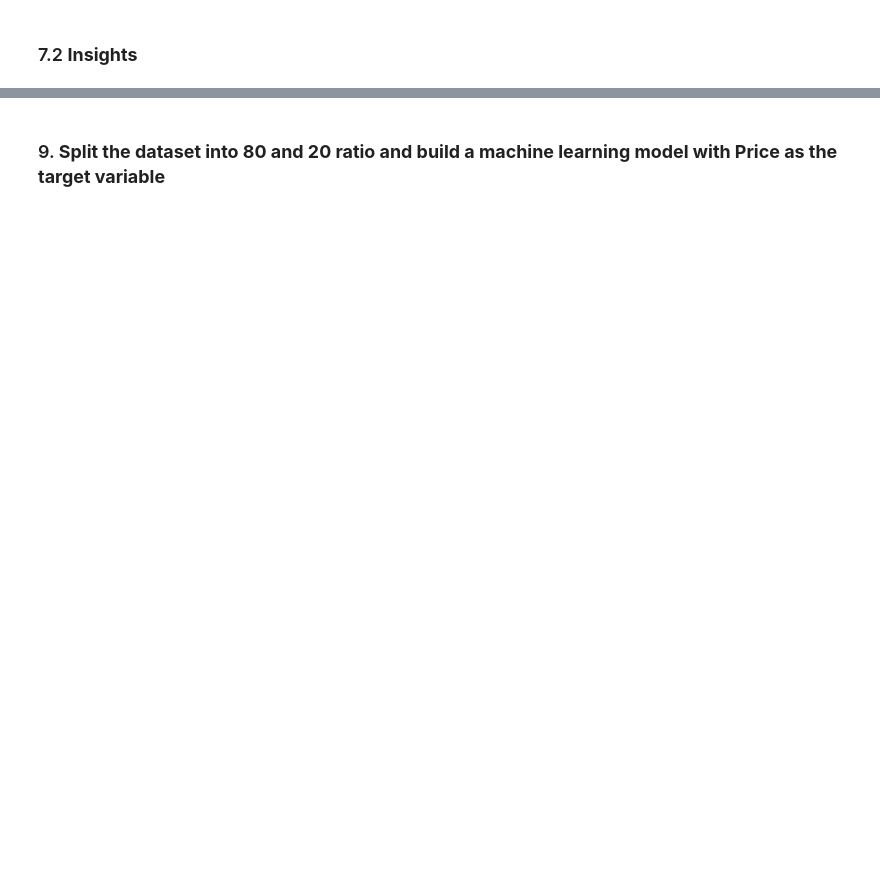
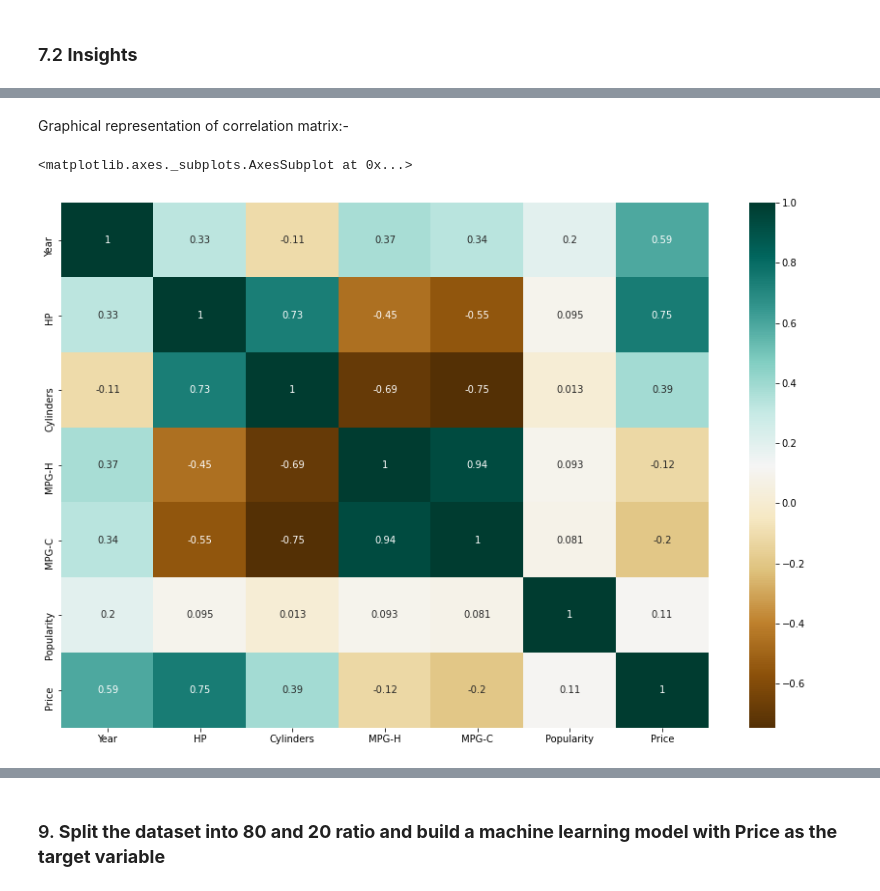
Before and after one commit to Neelanjan-Goswami/ML-Internship, a Jupyter notebook: Internship_Project.ipynb, the cells around one changed output, grey strips where cells are left out. Cells and saved outputs as stored; diff of their text form; code cells hidden in the pictures; blank space fills up the shorter version.

```diff
--- a/Internship_Project.ipynb
+++ b/Internship_Project.ipynb
@@ -552,0 +566,10 @@ sns.heatmap(corrMatrix, annot=True)
+# %% [markdown]
+Graphical representation of correlation matrix:-
+# %%
+#Plotting Correlation Matrix
+plt.figure(figsize=(15,10))
+corrMatrix = car_data.corr()
+sns.heatmap(corrMatrix,cmap="BrBG", annot=True)
+# %% [output]
+<matplotlib.axes._subplots.AxesSubplot at 0x...>
+[figure, added]
```
Also changed, not shown: parts of 40 cells of this notebook.
